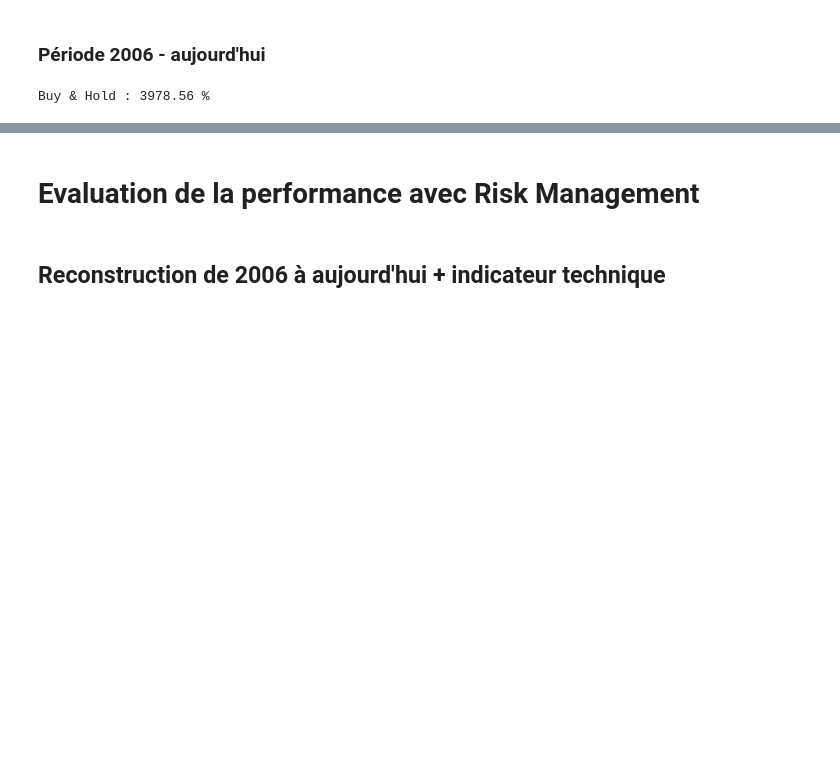
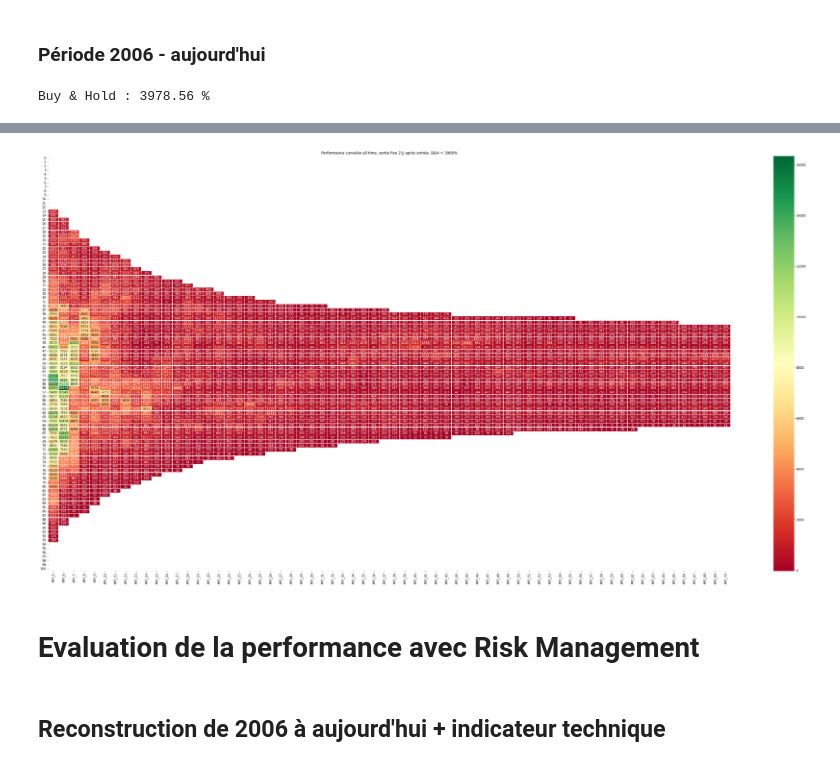
Before and after one commit to AxelRK200/strategies_backtesting, a Jupyter notebook: Money_Flow_Index/MFI_entry_time_based.ipynb, the cells around one changed output, grey strips where cells are left out. Cells and saved outputs as stored; diff of their text form; code cells hidden in the pictures; blank space fills up the shorter version.

```diff
--- a/Money_Flow_Index/MFI_entry_time_based.ipynb
+++ b/Money_Flow_Index/MFI_entry_time_based.ipynb
@@ -720,3 +741,11 @@ df_MaxWR[["best_WR_entry","best_WR","nb_trades","perf_21j"]]
+# %%
+fig, ax = plt.subplots(figsize = (50, 25))
+sns.heatmap( df_perf21j, cmap ='RdYlGn', linewidths = 0.30, annot = True, fmt=".0f")
+ax.set_title("Performance cumulée all time, sortie fixe 21j après entrée. B&H = 3980%")
+chemin = "MFI_long_entries_study_2006-2011_21j.png"
+plt.savefig(chemin)
+# %% [output]
+[figure, added]
 # %% [markdown]
 # Evaluation de la performance avec Risk Management #
 # %% [markdown]
```
Also changed, not shown: parts of 51 cells of this notebook.
